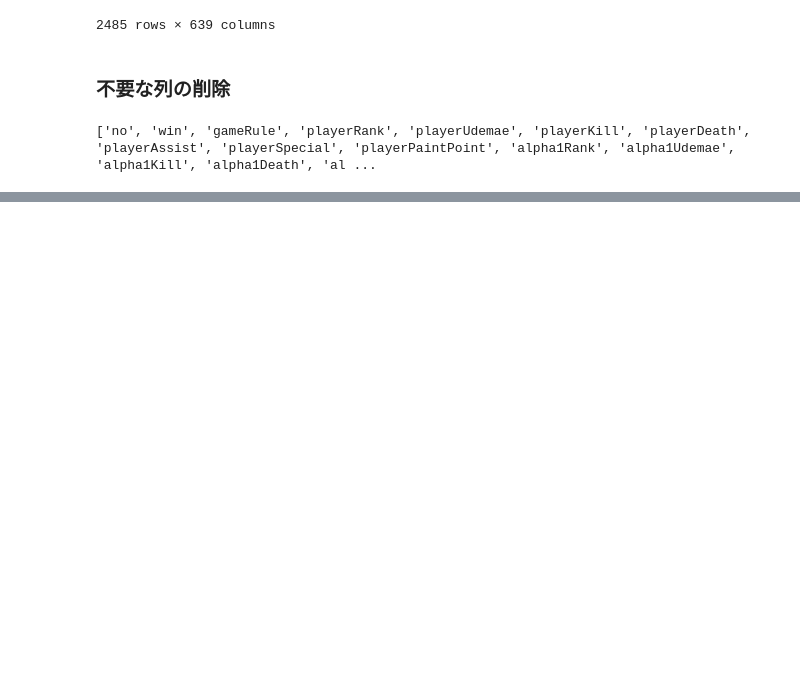
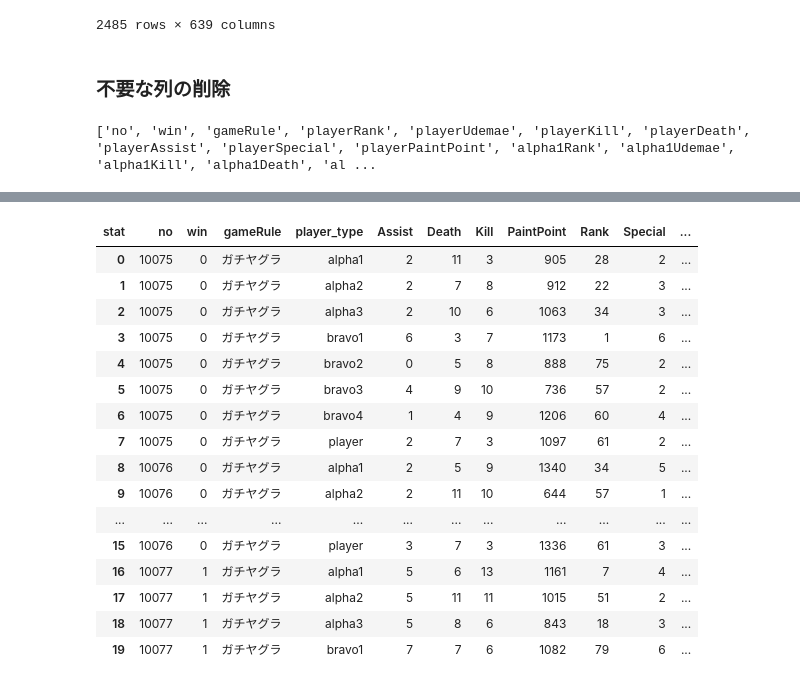
Before and after one commit to cu0001/splatoon-match-analysis, a Jupyter notebook: analyze_splatoon_playdata.ipynb, the cells around one changed output, grey strips where cells are left out. Drawn from its saved outputs; the diff is of its cells as text; code cells hidden in the pictures; blank space fills up the shorter version.

Commit message:
[Add] Add data reshaping step to preprocessing

```diff
--- a/analyze_splatoon_playdata.ipynb
+++ b/analyze_splatoon_playdata.ipynb
@@ -281,0 +298,46 @@ print(list(data_dropped.columns))
+# %%
+# 列名をアンダースコアで区切る形式に変換
+data_renamed = data_dropped.rename(columns=lambda x: x.replace("player", "player_")
+                                    .replace("alpha1", "alpha1_")
+                                    .replace("alpha2", "alpha2_")
+                                    .replace("alpha3", "alpha3_")
+                                    .replace("bravo1", "bravo1_")
+                                    .replace("bravo2", "bravo2_")
+                                    .replace("bravo3", "bravo3_")
+                                    .replace("bravo4", "bravo4_"))
+
+# 統一したい列名に共通して含まれる単語リスト
+common_columns = ["Rank", "Udemae", "Kill", "Death", "Assist", "Special", "PaintPoint"]
+
+# 縦長データに変換
+id_vars = ["no", "win", "gameRule"]
+value_vars = [col for col in data_renamed.columns if any(stub in col for stub in common_columns)]
+
+melted_data = data_renamed.melt(id_vars=id_vars, value_vars=value_vars, var_name="player_stat", value_name="value")
+
+# player_stat を player_type と stat に分割
+melted_data[['player_type', 'stat']] = melted_data['player_stat'].str.extract(r'^(player|alpha\d|bravo\d)_(.+)$')
+
+# データをpivot
+long_data = melted_data.pivot(index=['no', 'win', 'gameRule', 'player_type'], columns='stat', values='value').reset_index()
+
+# 結果を確認
+long_data.head(20)
+# %% [output]
+| stat | no | win | gameRule | player_type | Assist | Death | Kill | PaintPoint | Rank | Special | ... |
+| 0 | 10075 | 0 | ガチヤグラ | alpha1 | 2 | 11 | 3 | 905 | 28 | 2 | ... |
+| 1 | 10075 | 0 | ガチヤグラ | alpha2 | 2 | 7 | 8 | 912 | 22 | 3 | ... |
+| 2 | 10075 | 0 | ガチヤグラ | alpha3 | 2 | 10 | 6 | 1063 | 34 | 3 | ... |
+| 3 | 10075 | 0 | ガチヤグラ | bravo1 | 6 | 3 | 7 | 1173 | 1 | 6 | ... |
+| 4 | 10075 | 0 | ガチヤグラ | bravo2 | 0 | 5 | 8 | 888 | 75 | 2 | ... |
+| 5 | 10075 | 0 | ガチヤグラ | bravo3 | 4 | 9 | 10 | 736 | 57 | 2 | ... |
+| 6 | 10075 | 0 | ガチヤグラ | bravo4 | 1 | 4 | 9 | 1206 | 60 | 4 | ... |
+| 7 | 10075 | 0 | ガチヤグラ | player | 2 | 7 | 3 | 1097 | 61 | 2 | ... |
+| 8 | 10076 | 0 | ガチヤグラ | alpha1 | 2 | 5 | 9 | 1340 | 34 | 5 | ... |
+| 9 | 10076 | 0 | ガチヤグラ | alpha2 | 2 | 11 | 10 | 644 | 57 | 1 | ... |
+| ... | ... | ... | ... | ... | ... | ... | ... | ... | ... | ... | ... |
+| 15 | 10076 | 0 | ガチヤグラ | player | 3 | 7 | 3 | 1336 | 61 | 3 | ... |
+| 16 | 10077 | 1 | ガチヤグラ | alpha1 | 5 | 6 | 13 | 1161 | 7 | 4 | ... |
+| 17 | 10077 | 1 | ガチヤグラ | alpha2 | 5 | 11 | 11 | 1015 | 51 | 2 | ... |
+| 18 | 10077 | 1 | ガチヤグラ | alpha3 | 5 | 8 | 6 | 843 | 18 | 3 | ... |
+| 19 | 10077 | 1 | ガチヤグラ | bravo1 | 7 | 7 | 6 | 1082 | 79 | 6 | ... |
```
Also changed, not shown: parts of 3 cells of this notebook.
